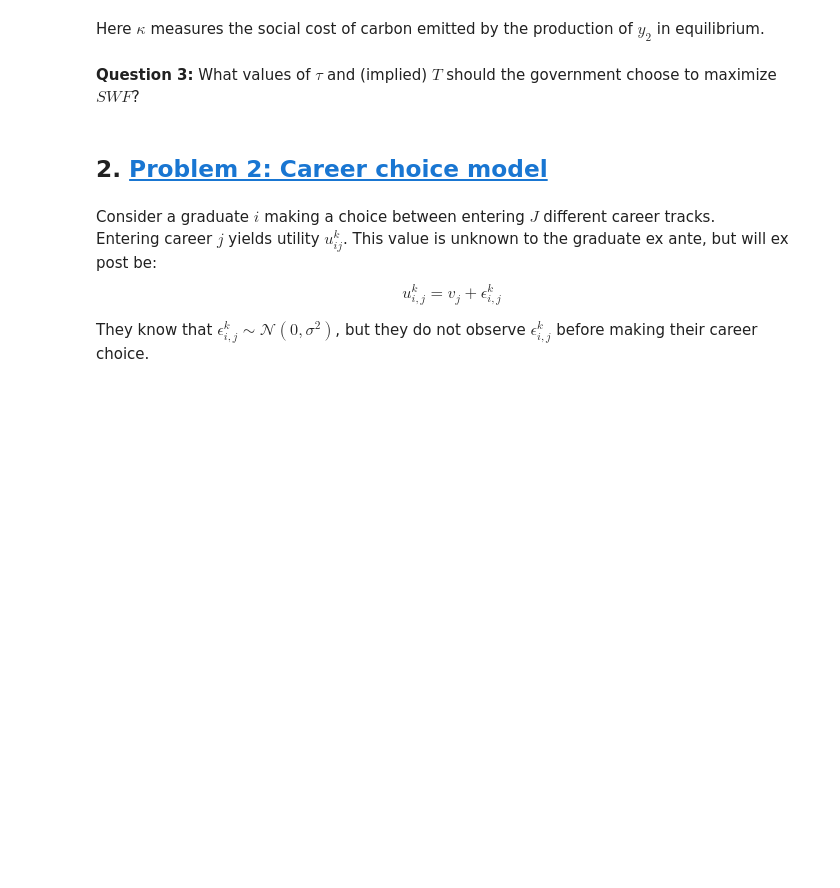
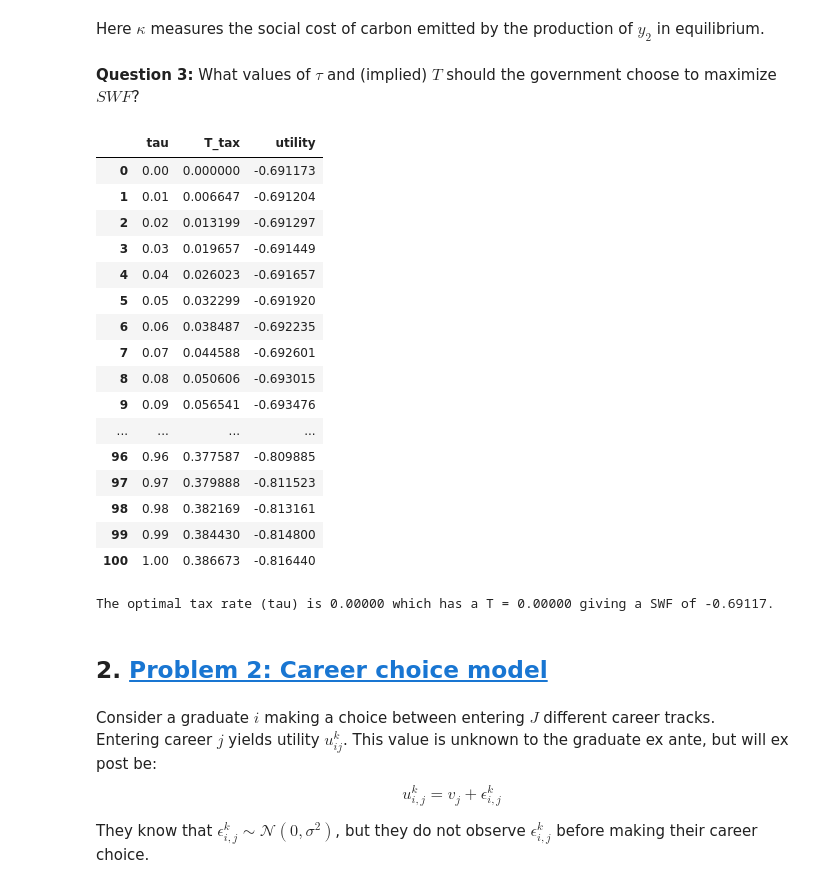
Before and after one commit to NumEconCopenhagen/projects-2024-Bertil-Nikoline-Victor, a Jupyter notebook: examproject/Q1_exam_2024.ipynb, the cells around one changed output. Drawn from its saved outputs; the diff is of its cells as text; code cells hidden in the pictures; blank space fills up the shorter version.

Commit message:
Semi solved question 1.3

```diff
--- a/examproject/Q1_exam_2024.ipynb
+++ b/examproject/Q1_exam_2024.ipynb
@@ -300,3 +304,17 @@ with pd.option_context('display.max_rows', None, 'display.max_columns', None):
+# %%
+# The index that looks like it's the closest to a market clearing situation
+index = 46
+
+(prices, script_l1, script_l2, script_l_total, y1, y2, c1, c2)
+
+
+# We set the variables below as the optimal values and use those values
+# in Question 3 to find the optimal tax rate
+
+script_l = script_l_total[index]
+p1 = prices[index][0]
+p2 = prices[index][1]
+y2_optimal = y2[index]
 # %% [markdown]
 Assume the government care about the social welfare function:
 
@@ -312,3 +328,59 @@ Here $\kappa$ measures the social cost of carbon emitted by the production of $y
+# %%
+# We set parameter values for c2, p1 and p2 since we're unsure
+# if we've found the correct result in question 2
+# In this way we still show that we're able to find the optimal
+# tau that maximizes SWF given the parameters below
+
+
+# Values for tau
+tau_array = [x / 100 for x in range(101)]
+
+(tau_array, T_array, SWF_array) = Problem1Helper.tau_to_maximize_SWF(tau_array, script_l, y2_optimal, p1, p2, w, par)
+
+# Create a DataFrame
+df2 = pd.DataFrame({'tau': tau_array,
+                   'T_tax': T_array,
+                   'utility': SWF_array})
+
+# Display the entire DataFrame
+with pd.option_context('display.max_rows', None, 'display.max_columns', None):
+    display(df2)
+# %% [output]
+|  | tau | T_tax | utility |
+| 0 | 0.00 | 0.000000 | -0.691173 |
+| 1 | 0.01 | 0.006647 | -0.691204 |
+| 2 | 0.02 | 0.013199 | -0.691297 |
+| 3 | 0.03 | 0.019657 | -0.691449 |
+| 4 | 0.04 | 0.026023 | -0.691657 |
+| 5 | 0.05 | 0.032299 | -0.691920 |
+| 6 | 0.06 | 0.038487 | -0.692235 |
+| 7 | 0.07 | 0.044588 | -0.692601 |
+| 8 | 0.08 | 0.050606 | -0.693015 |
+| 9 | 0.09 | 0.056541 | -0.693476 |
+| ... | ... | ... | ... |
+| 96 | 0.96 | 0.377587 | -0.809885 |
+| 97 | 0.97 | 0.379888 | -0.811523 |
+| 98 | 0.98 | 0.382169 | -0.813161 |
+| 99 | 0.99 | 0.384430 | -0.814800 |
+| 100 | 1.00 | 0.386673 | -0.816440 |
+# %%
+# In the table above it can be seen that the utility is highest when tau = 0
+# This describes an economy without taxes
+
+# Finding the largest utility
+max_SWF = max(SWF_array)
+
+# Finding the index of the max worker utility
+index_max = SWF_array.index(max_SWF)
+
+# Finding the optimal tau
+optimal_tau = tau_array[index_max]
+optimal_T = T_array[index_max]
+optimal_SWF = SWF_array[index_max]
+
+print(f'The optimal tax rate (tau) is {optimal_tau:.5f} which has a T = {optimal_T:.5f} giving a SWF of {optimal_SWF:.5f}.')
+# %% [output]
+The optimal tax rate (tau) is 0.00000 which has a T = 0.00000 giving a SWF of -0.69117.
 # %% [markdown]
 ## 2. <a id='toc2_'></a>[Problem 2: Career choice model](#toc0_)
 # %% [markdown]
```
Also changed, not shown: parts of 4 cells of this notebook, 1 other file.
